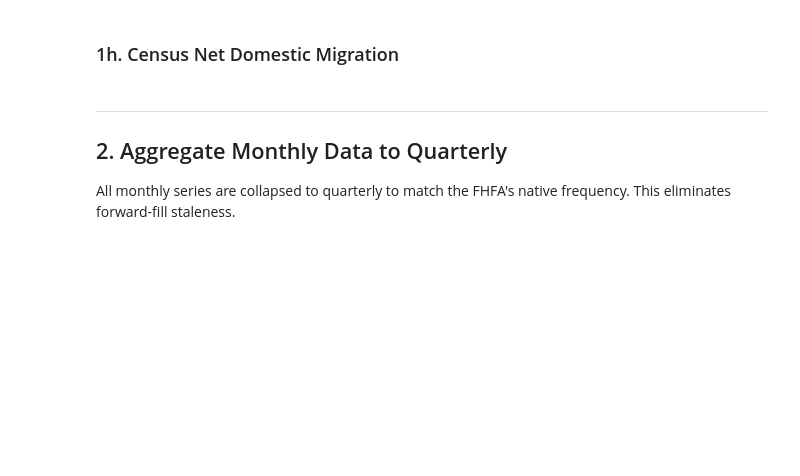
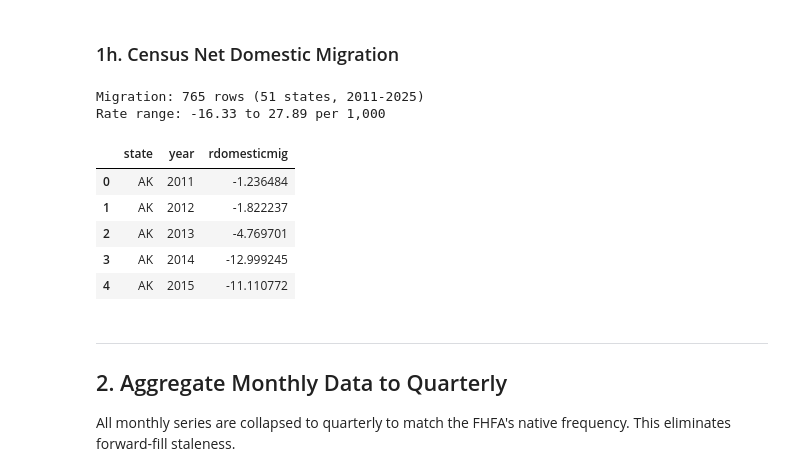
Before and after one commit to rsanchez02428/lockedin_project, a Jupyter notebook: notebooks/02_panel_construction.ipynb, the cells around one changed output. Saved outputs shown, nothing was run; the diff lists cells and outputs as text; code cells hidden in the pictures; blank space fills up the shorter version.

```diff
--- a/notebooks/02_panel_construction.ipynb
+++ b/notebooks/02_panel_construction.ipynb
@@ -196,34 +274,43 @@ rdc.head(3)
 # %%
 # Load both vintages
 c10 = pd.read_csv(os.path.join(RAW, "nst-est2020-alldata.csv"))
 c20 = pd.read_csv(os.path.join(RAW, "NST-EST2025-ALLDATA.csv"))
 
 # Filter to states, exclude Puerto Rico
 c10_st = c10[(c10["SUMLEV"]==40) & (c10["NAME"]!="Puerto Rico")]
 c20_st = c20[(c20["SUMLEV"]==40) & (c20["NAME"]!="Puerto Rico")]
 
 # Extract RDOMESTICMIG (rate per 1,000) into long format
 rows = []
 for _, row in c10_st.iterrows():
     st = STATE_NAME_TO_ABBR.get(row["NAME"])
     if not st: continue
     for col in [c for c in c10_st.columns if c.startswith("RDOMESTICMIG")]:
         year = int(col.replace("RDOMESTICMIG", ""))
         rows.append({"state": st, "year": year, "rdomesticmig": row[col]})
 
 for _, row in c20_st.iterrows():
     st = STATE_NAME_TO_ABBR.get(row["NAME"])
     if not st: continue
     for col in [c for c in c20_st.columns if c.startswith("RDOMESTICMIG")]:
         year = int(col.replace("RDOMESTICMIG", ""))
         rows.append({"state": st, "year": year, "rdomesticmig": row[col]})
 
 # Keep most recent vintage for overlapping years (2020s supersedes 2010s)
-mig = pd.DataFrame(rows).drop_duplicates(subset=["state","year"], keep="last").sort_values(["state","year"])
+mig = pd.DataFrame(rows).drop_duplicates(subset=["state","year"], keep="last").sort_values(["state","year"]).reset_index(drop=True)
 
 print(f"Migration: {len(mig)} rows ({mig['state'].nunique()} states, {mig['year'].min()}-{mig['year'].max()})")
 print(f"Rate range: {mig['rdomesticmig'].min():.2f} to {mig['rdomesticmig'].max():.2f} per 1,000")
-mig.head(3)
+mig.head()
+# %% [output]
+Migration: 765 rows (51 states, 2011-2025)
+Rate range: -16.33 to 27.89 per 1,000
+|  | state | year | rdomesticmig |
+| 0 | AK | 2011 | -1.236484 |
+| 1 | AK | 2012 | -1.822237 |
+| 2 | AK | 2013 | -4.769701 |
+| 3 | AK | 2014 | -12.999245 |
+| 4 | AK | 2015 | -11.110772 |
 # %% [markdown]
 ---
 ## 2. Aggregate Monthly Data to Quarterly
```
Also changed, not shown: parts of 17 cells of this notebook, 4 other files.
